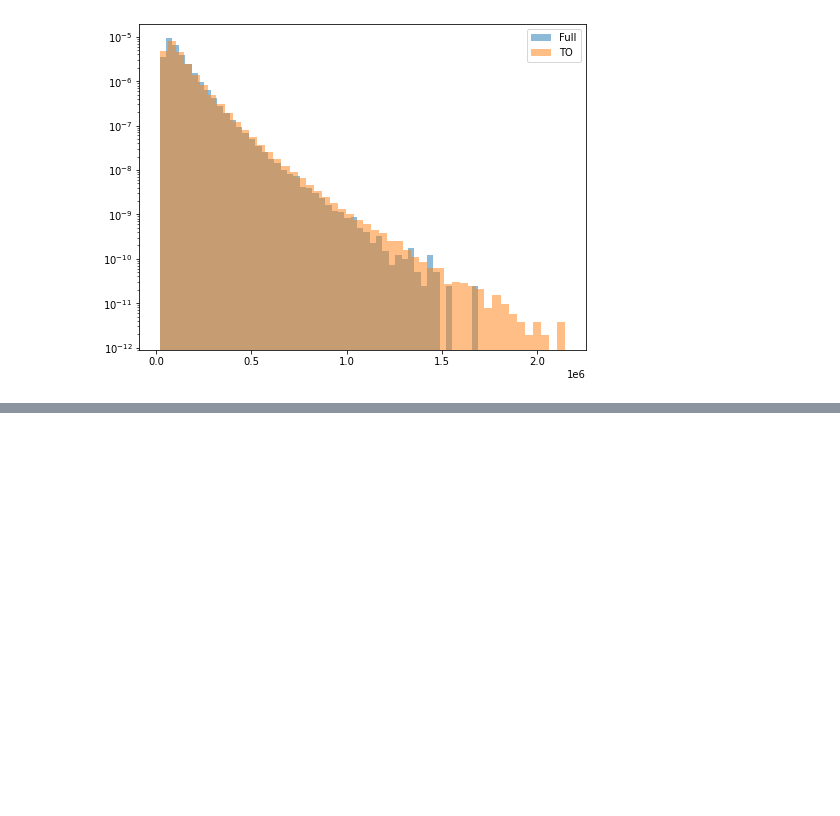
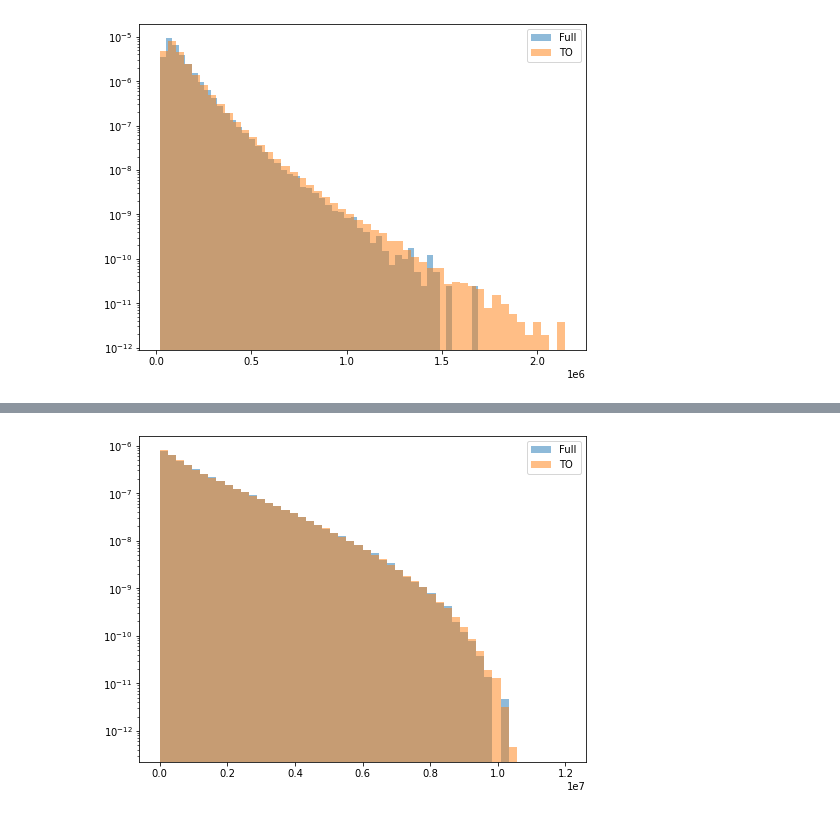
Before and after one commit to abuonaura/myRLc, a Jupyter notebook: Checks/MCfull_vs_MCTO.ipynb, the cells around one changed output, grey strips where cells are left out. Saved outputs shown, nothing was run; the diff lists cells and outputs as text; code cells hidden in the pictures; blank space fills up the shorter version.

```diff
--- a/Checks/MCfull_vs_MCTO.ipynb
+++ b/Checks/MCfull_vs_MCTO.ipynb
@@ -150,0 +169,9 @@ for sample in samples:
+# %%
+    plt.figure(figsize=(8,6))
+    plt.hist(branches['FitVar_Mmiss2_mLc'][TruthMatch_mask & MuonMother_mask].flatten(),bins=50, range=(0,12e6),density=True,alpha=0.5,label='Full')
+    plt.hist(branchesTO['FitVar_Mmiss2_mLc'][TruthMatch_mask_TO & MuonMother_mask_TO].flatten(),bins=50, range=(0,12e6), density=True,alpha=0.5,label='TO')
+    plt.legend(loc='upper right')
+    plt.yscale('log')
+    plt.show()
+# %% [output]
+[figure, added]
```
Also changed, not shown: parts of 8 cells of this notebook.
